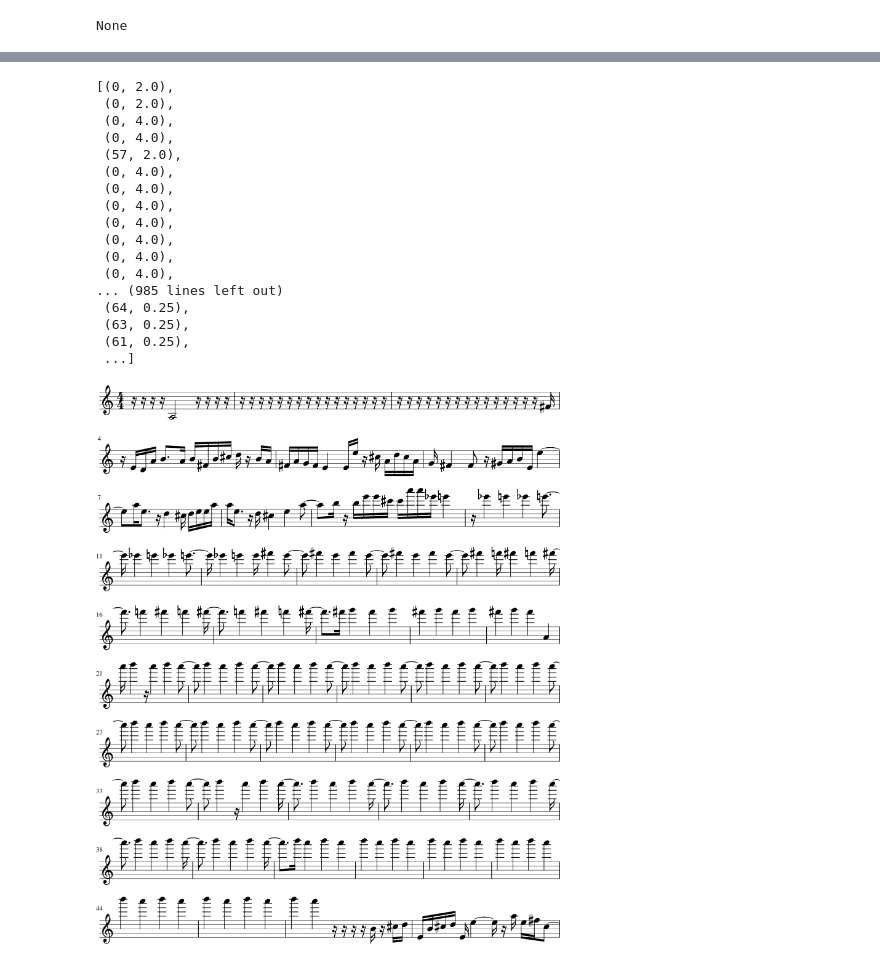
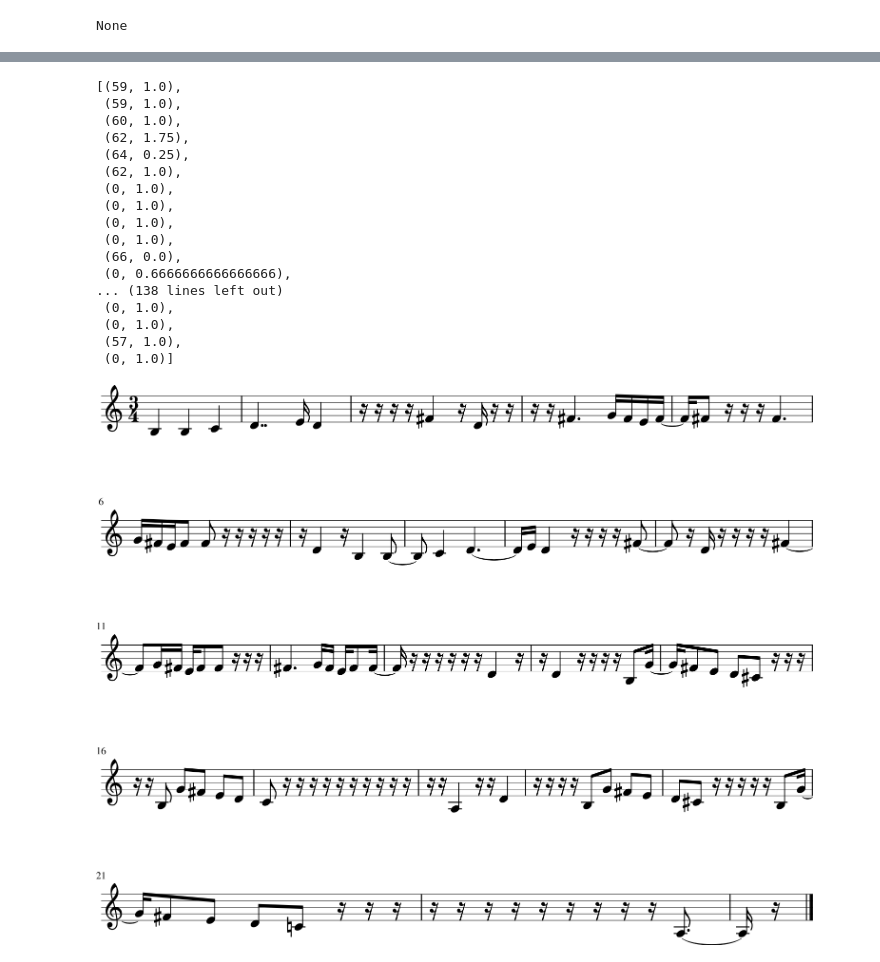
Before and after one commit to eurismarpires/train_music21, a Jupyter notebook: Leitura_arquivos_midi.ipynb, the cells around one changed output, grey strips where cells are left out. Cells and saved outputs as stored; diff of their text form; code cells hidden in the pictures.

```diff
--- a/Leitura_arquivos_midi.ipynb
+++ b/Leitura_arquivos_midi.ipynb
@@ -6,6 +10,8 @@ from datetime import datetime
 import os
 # %%
 path = '/home/eurismar/notebooks/c-rnn-gan/datadir/classical'
+# %%
+listdir = os.listdir(path)
 # %%
 files = []
 for name in listdir:
@@ -99,38 +169,38 @@ meter.py: WARNING: Found a messed up beam pair <music21.beam.Beams <music21.beam
 # %%
 melody_corpus
 # %% [output]
-[(0, 2.0),
- (0, 2.0),
- (0, 4.0),
- (0, 4.0),
- (57, 2.0),
- (0, 4.0),
- (0, 4.0),
- (0, 4.0),
- (0, 4.0),
- (0, 4.0),
- (0, 4.0),
- (0, 4.0),
-... (985 lines left out)
+[(59, 1.0),
+ (59, 1.0),
+ (60, 1.0),
+ (62, 1.75),
  (64, 0.25),
- (63, 0.25),
- (61, 0.25),
- ...]
+ (62, 1.0),
+ (0, 1.0),
+ (0, 1.0),
+ (0, 1.0),
+ (0, 1.0),
+ (66, 0.0),
+ (0, 0.6666666666666666),
+... (138 lines left out)
+ (0, 1.0),
+ (0, 1.0),
+ (57, 1.0),
+ (0, 1.0)]
 # %%
 from music21 import *
 sc = stream.Score()
-ts = meter.TimeSignature('4/4')
+ts = meter.TimeSignature('3/4')
 sc.append(ts)
 for t in melody_corpus:
     if t[0] == 0:
         r = note.Rest(quarterLength = 0.25)
         sc.append(r)
     else:
         n = note.Note(midi=t[0], quarterLength=t[1])
         sc.append(n)
 sc.show()
 # %% [output]
-[figure, old version]
+[figure, new version]
 # %%
 filename='/home/eurismar/Downloads/midi/teste/teste.MID'
 mf = midi.translate.streamToMidiFile(sc)
```
Also changed, not shown: parts of 10 cells of this notebook.
